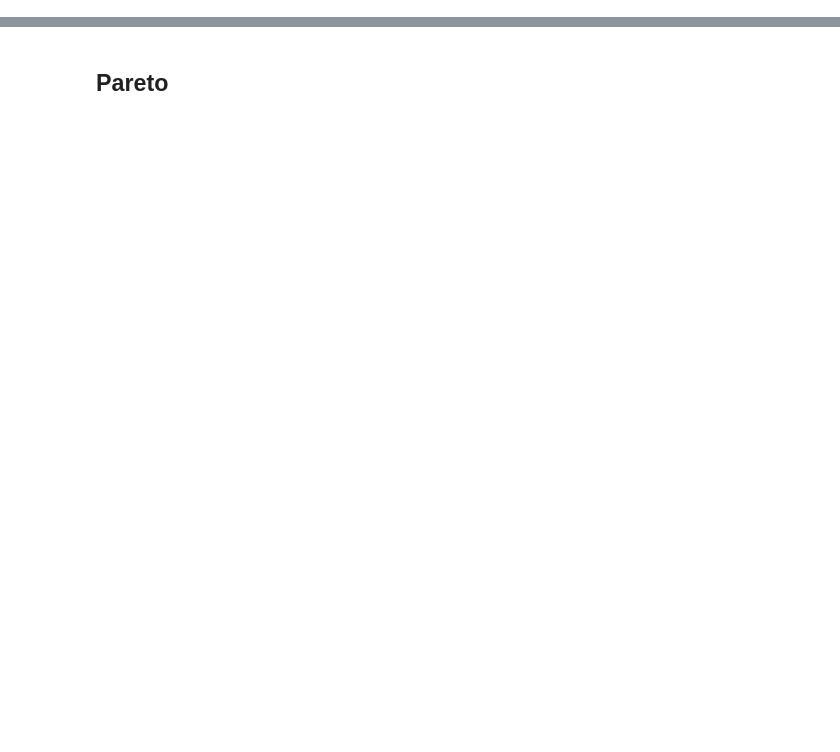
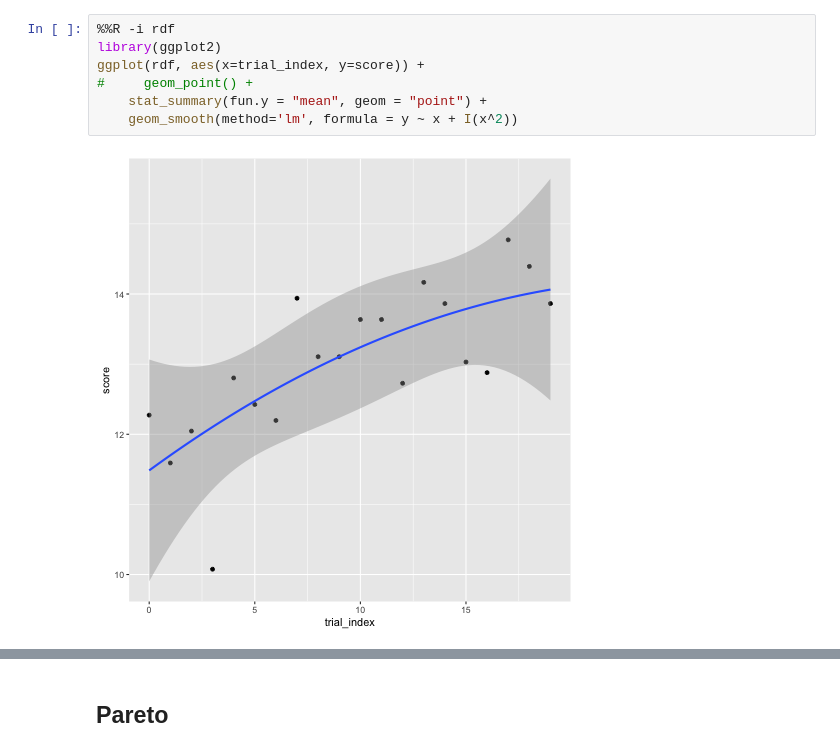
Before and after one commit to fredcallaway/rational-resources-planning, a Jupyter notebook: plots.ipynb, the cells around one changed output, grey strips where cells are left out. Cells and saved outputs as stored; diff of their text form; blank space fills up the shorter version.

```diff
--- a/plots.ipynb
+++ b/plots.ipynb
@@ -36,0 +46,9 @@ def savefig(name, tight=True):
+# %%
+%%R -i rdf
+library(ggplot2)
+ggplot(rdf, aes(x=trial_index, y=score)) +
+#     geom_point() +
+    stat_summary(fun.y = "mean", geom = "point") +
+    geom_smooth(method='lm', formula = y ~ x + I(x^2))
+# %% [output]
+[figure, added]
```
Also changed, not shown: parts of 22 cells of this notebook, 18 other files.
